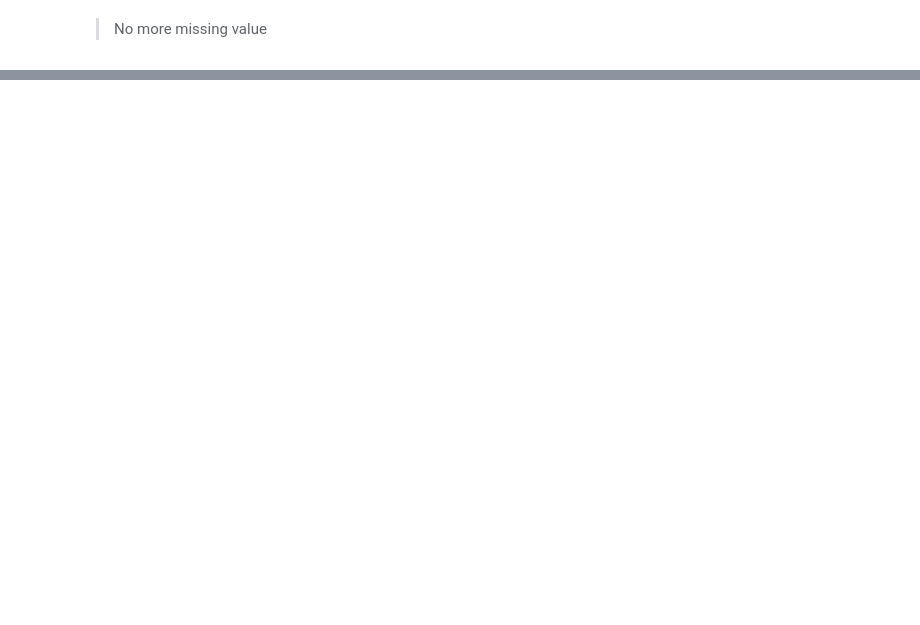
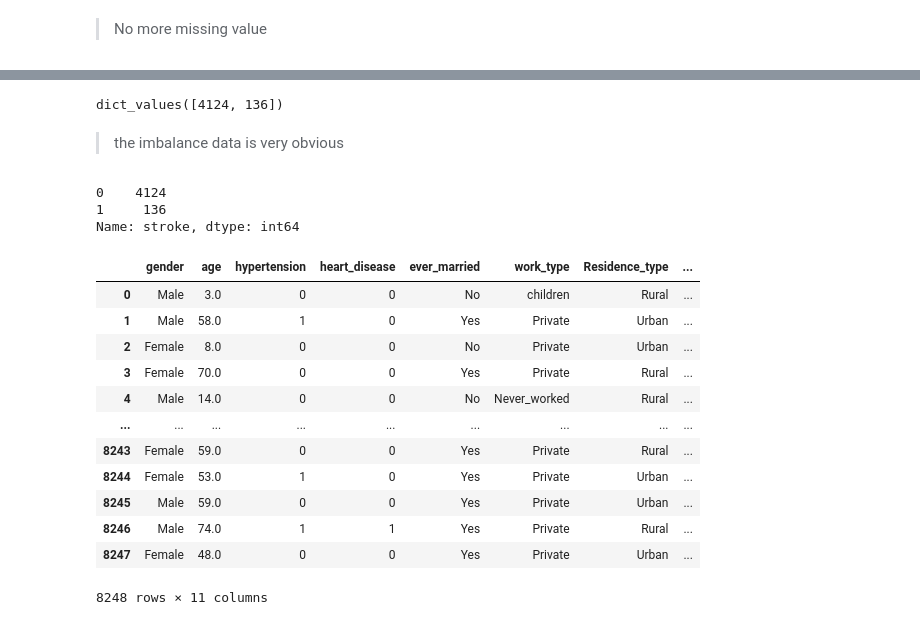
Before and after one commit to ensiklopedical/classification-ml-stroke, a Jupyter notebook: Classification Model - Stroke.ipynb, the cells around one changed output, grey strips where cells are left out. Cells and saved outputs as stored; diff of their text form; code cells hidden in the pictures; blank space fills up the shorter version.

Commit message:
Handling Imbalance Data is Finished | Start Feature Encoding

```diff
--- a/Classification Model - Stroke.ipynb
+++ b/Classification Model - Stroke.ipynb
@@ -511,0 +521,51 @@ dtype: int64
+# %%
+stroke_count.values()
+# %% [output]
+dict_values([4124, 136])
+# %% [markdown]
+> the imbalance data is very obvious
+# %%
+df0 = df[df["stroke"]==0]
+df1 = df[df["stroke"]==1]
+
+print(df['stroke'].value_counts())
+# %% [output]
+0    4124
+1     136
+Name: stroke, dtype: int64
+# %%
+from sklearn.utils import resample
+
+df1 = resample(df1,
+               replace=True,
+               n_samples= 4124,
+               random_state=42)
+
+df = pd.DataFrame(np.concatenate((df0,df1)))
+df.columns = ['gender',
+              'age',
+              'hypertension',
+              'heart_disease',
+              'ever_married',
+              'work_type',
+              'Residence_type',
+              'avg_glucose_level',
+              'bmi',
+              'smoking_status',
+              'stroke']
+
+df
+# %% [output]
+|  | gender | age | hypertension | heart_disease | ever_married | work_type | Residence_type | ... |
+| 0 | Male | 3.0 | 0 | 0 | No | children | Rural | ... |
+| 1 | Male | 58.0 | 1 | 0 | Yes | Private | Urban | ... |
+| 2 | Female | 8.0 | 0 | 0 | No | Private | Urban | ... |
+| 3 | Female | 70.0 | 0 | 0 | Yes | Private | Rural | ... |
+| 4 | Male | 14.0 | 0 | 0 | No | Never_worked | Rural | ... |
+| ... | ... | ... | ... | ... | ... | ... | ... | ... |
+| 8243 | Female | 59.0 | 0 | 0 | Yes | Private | Rural | ... |
+| 8244 | Female | 53.0 | 1 | 0 | Yes | Private | Urban | ... |
+| 8245 | Male | 59.0 | 0 | 0 | Yes | Private | Urban | ... |
+| 8246 | Male | 74.0 | 1 | 1 | Yes | Private | Rural | ... |
+| 8247 | Female | 48.0 | 0 | 0 | Yes | Private | Urban | ... |
+8248 rows × 11 columns
```
Also changed, not shown: parts of 13 cells of this notebook.
